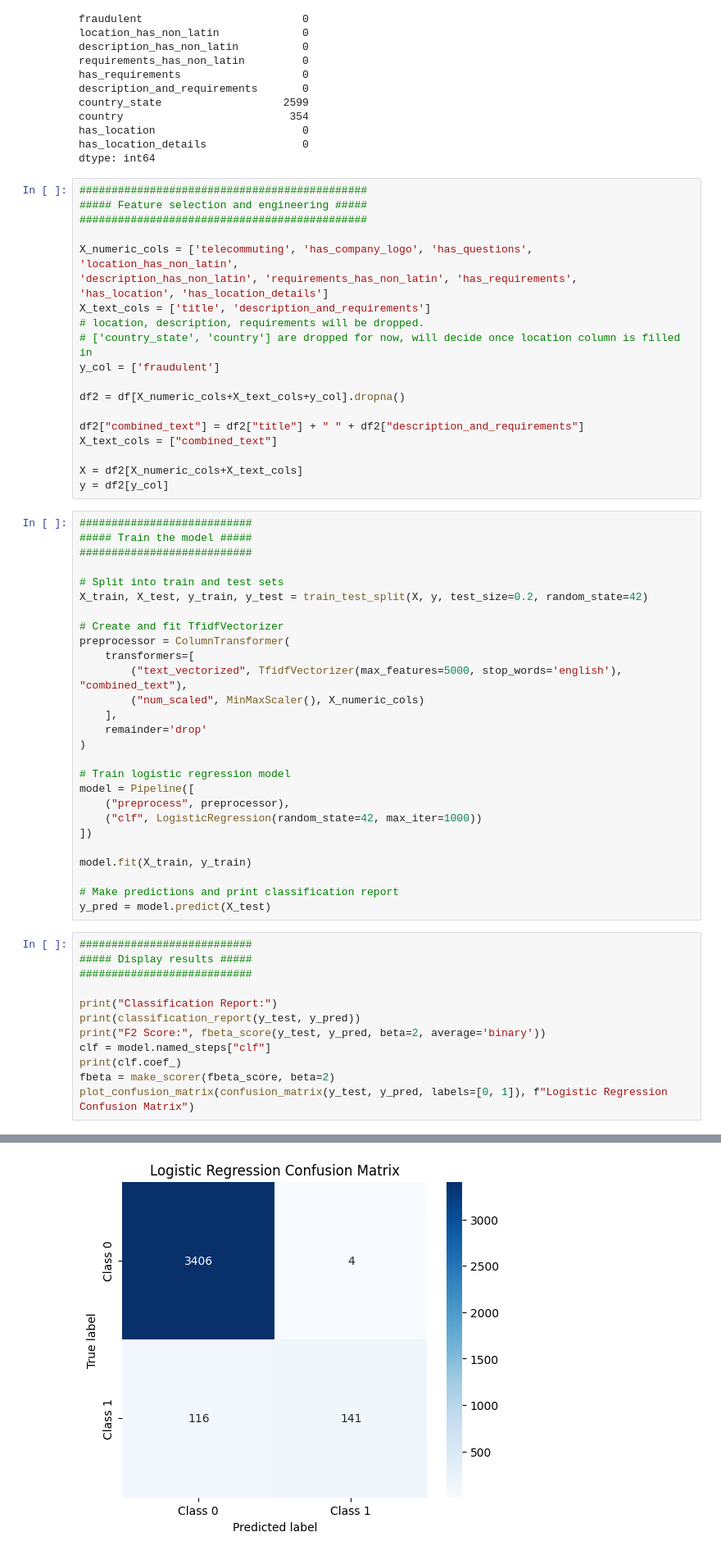
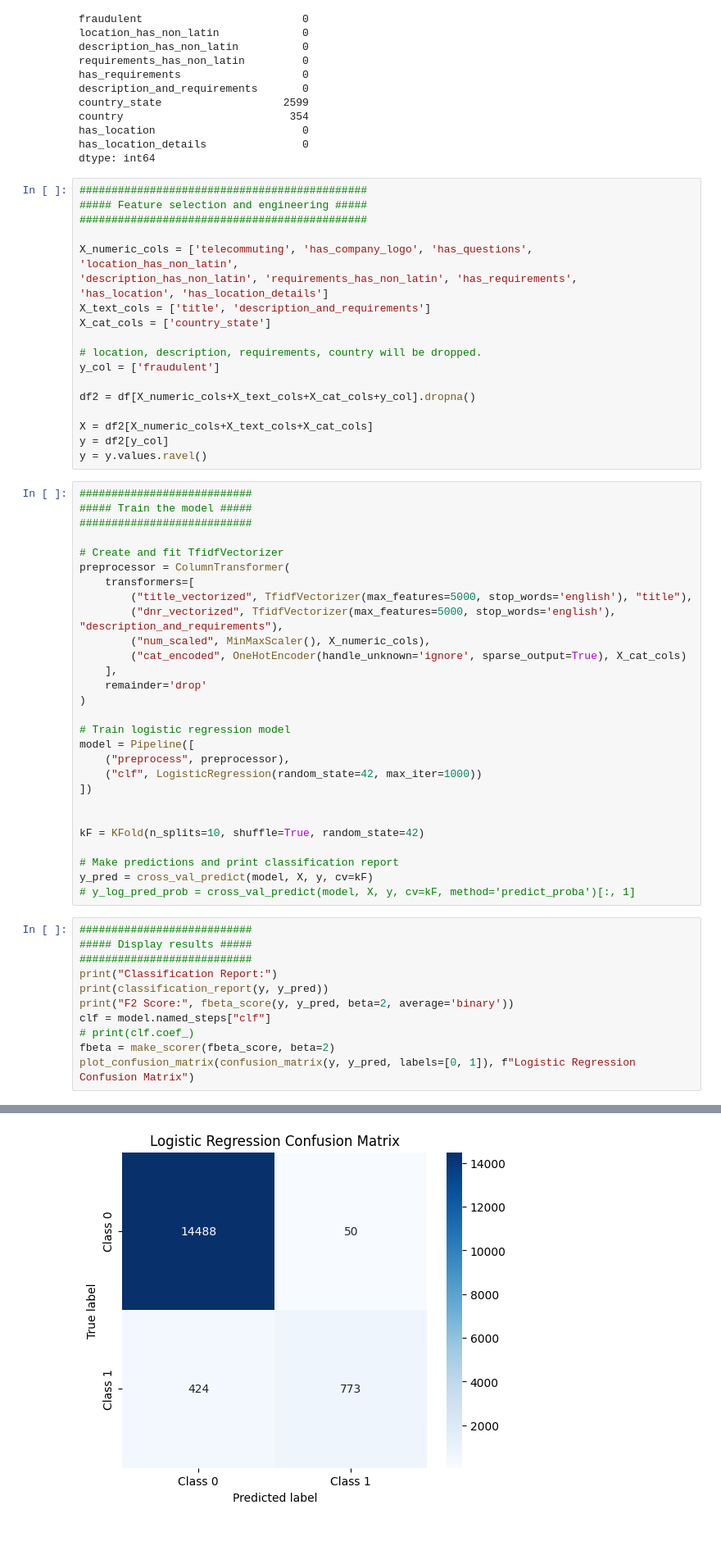
Before and after one commit to dev-JasonYoo/Fraudulent-Job-Posting-Prediction-with-NLP, a Jupyter notebook: 3_1_data_training_logistic_regression.ipynb, the cells around one changed output, grey strips where cells are left out. Shown: that part at 82% size. Saved outputs shown, nothing was run; the diff lists cells and outputs as text.

Commit message:
logistic regression

```diff
--- a/3_1_data_training_logistic_regression.ipynb
+++ b/3_1_data_training_logistic_regression.ipynb
@@ -58,30 +58,28 @@ X_numeric_cols = ['telecommuting', 'has_company_logo', 'has_questions', 'locatio
 'description_has_non_latin', 'requirements_has_non_latin', 'has_requirements',
 'has_location', 'has_location_details']
 X_text_cols = ['title', 'description_and_requirements']
-# location, description, requirements will be dropped.
-# ['country_state', 'country'] are dropped for now, will decide once location column is filled in
+X_cat_cols = ['country_state']
+
+# location, description, requirements, country will be dropped.
 y_col = ['fraudulent']
 
-df2 = df[X_numeric_cols+X_text_cols+y_col].dropna()
+df2 = df[X_numeric_cols+X_text_cols+X_cat_cols+y_col].dropna()
 
-df2["combined_text"] = df2["title"] + " " + df2["description_and_requirements"]
-X_text_cols = ["combined_text"]
-
-X = df2[X_numeric_cols+X_text_cols]
+X = df2[X_numeric_cols+X_text_cols+X_cat_cols]
 y = df2[y_col]
+y = y.values.ravel()
 # %%
 ###########################
 ##### Train the model #####
 ###########################
 
-# Split into train and test sets
-X_train, X_test, y_train, y_test = train_test_split(X, y, test_size=0.2, random_state=42)
-
 # Create and fit TfidfVectorizer
 preprocessor = ColumnTransformer(
     transformers=[
-        ("text_vectorized", TfidfVectorizer(max_features=5000, stop_words='english'), "combined_text"),
-        ("num_scaled", MinMaxScaler(), X_numeric_cols)
+        ("title_vectorized", TfidfVectorizer(max_features=5000, stop_words='english'), "title"),
+        ("dnr_vectorized", TfidfVectorizer(max_features=5000, stop_words='english'), "description_and_requirements"),
+        ("num_scaled", MinMaxScaler(), X_numeric_cols),
+        ("cat_encoded", OneHotEncoder(handle_unknown='ignore', sparse_output=True), X_cat_cols)
     ],
     remainder='drop'
 )
@@ -92,22 +90,23 @@ model = Pipeline([
     ("clf", LogisticRegression(random_state=42, max_iter=1000))
 ])
 
-model.fit(X_train, y_train)
+
+kF = KFold(n_splits=10, shuffle=True, random_state=42)
 
 # Make predictions and print classification report
-y_pred = model.predict(X_test)
+y_pred = cross_val_predict(model, X, y, cv=kF)
+# y_log_pred_prob = cross_val_predict(model, X, y, cv=kF, method='predict_proba')[:, 1]
 # %%
 ###########################
 ##### Display results #####
 ###########################
-
 print("Classification Report:")
-print(classification_report(y_test, y_pred))
-print("F2 Score:", fbeta_score(y_test, y_pred, beta=2, average='binary'))
+print(classification_report(y, y_pred))
+print("F2 Score:", fbeta_score(y, y_pred, beta=2, average='binary'))
 clf = model.named_steps["clf"]
-print(clf.coef_)
+# print(clf.coef_)
 fbeta = make_scorer(fbeta_score, beta=2)
-plot_confusion_matrix(confusion_matrix(y_test, y_pred, labels=[0, 1]), f"Logistic Regression Confusion Matrix")
+plot_confusion_matrix(confusion_matrix(y, y_pred, labels=[0, 1]), f"Logistic Regression Confusion Matrix")
 # %% [output]
 Classification Report:
               precision    recall  f1-score   support
@@ -125,4 +122,4 @@ F2 Score: 0.6010230179028133
-[figure, old version]
+[figure, new version]
 # %%
 ##########################
 ##### Save the model #####
```
Also changed, not shown: parts of 2 cells of this notebook, 1 other file.
